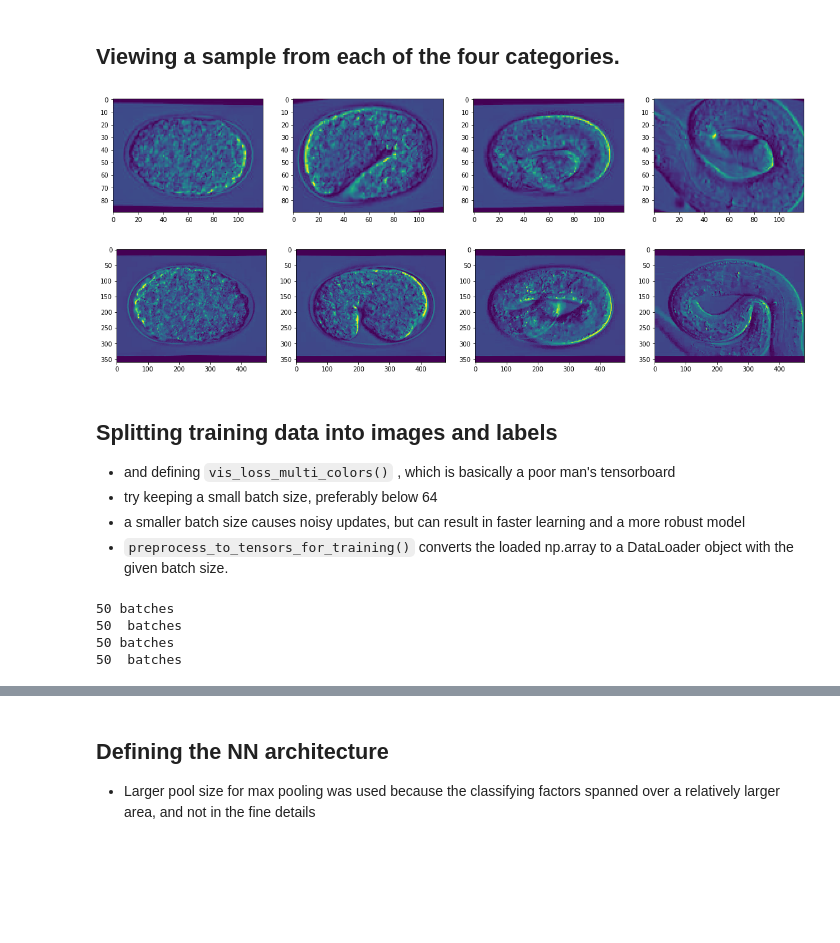
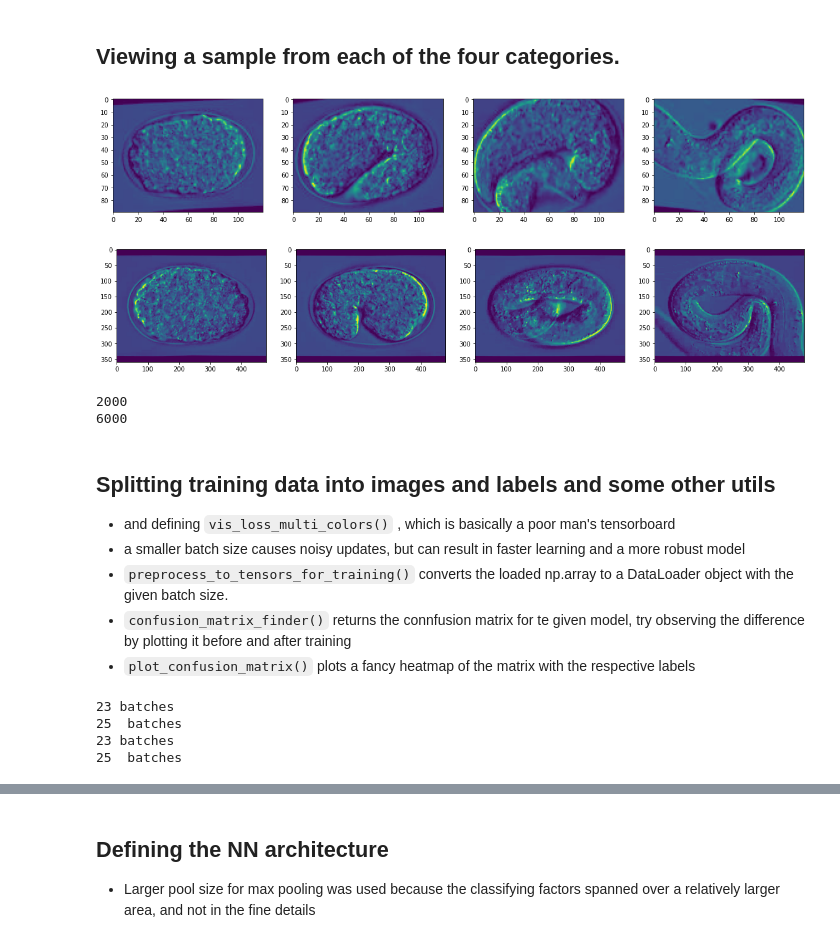
Before and after one commit to Mayukhdeb/adventures-with-augmentation, a Jupyter notebook: c_elegans_lifecycle.ipynb, the cells around one changed output, grey strips where cells are left out. Drawn from its saved outputs; the diff is of its cells as text; code cells hidden in the pictures; blank space fills up the shorter version.

```diff
--- a/c_elegans_lifecycle.ipynb
+++ b/c_elegans_lifecycle.ipynb
@@ -218,17 +212,24 @@ arr_big = load_numpy_arrays(big_paths)
 # %% [markdown]
 ## Viewing a sample from each of the four categories.
 # %%
-view_samples_from_training_data(arr_smol, 401)
+view_samples_from_training_data(arr_smol, 1434)
 view_samples_from_training_data(arr_big, 400)
 # %% [output]
-[figure, old version]
+[figure, new version]
 [figure]
+# %%
+print(len(arr_big))
+print(len(arr_smol))
+# %% [output]
+2000
+6000
 # %% [markdown]
-## Splitting training data into images and labels
+## Splitting training data into images and labels and some other utils
 * and defining `vis_loss_multi_colors()` , which is basically a poor man's  tensorboard
-* try keeping a small batch size, preferably below 64
 * a smaller batch size causes noisy updates, but can result in faster learning and a more robust model
 * `preprocess_to_tensors_for_training()` converts the loaded np.array to a DataLoader object with the given batch size.
+* `confusion_matrix_finder()` returns the connfusion matrix for te given model, try observing the difference by plotting it before and after training
+* `plot_confusion_matrix()` plots a fancy heatmap of the matrix with the respective labels
 # %%
 def extract_column(arr, index):
     x_train = []
@@ -267,8 +306,8 @@ def preprocess_to_tensors_for_training(np_array, batch_size):
 # %%
-train_loader_smol, val_loader_smol = preprocess_to_tensors_for_training(arr_smol, 36)
-train_loader_big, val_loader_big = preprocess_to_tensors_for_training(arr_big, 36)
+train_loader_smol, val_loader_smol = preprocess_to_tensors_for_training(arr_smol, 240, 24)
+train_loader_big, val_loader_big = preprocess_to_tensors_for_training(arr_big, 80, 8)
 # %% [output]
-50 batches
-50  batches
-50 batches
-50  batches
+23 batches
+25  batches
+23 batches
+25  batches
```
Also changed, not shown: parts of 23 cells of this notebook, 2 other files.
